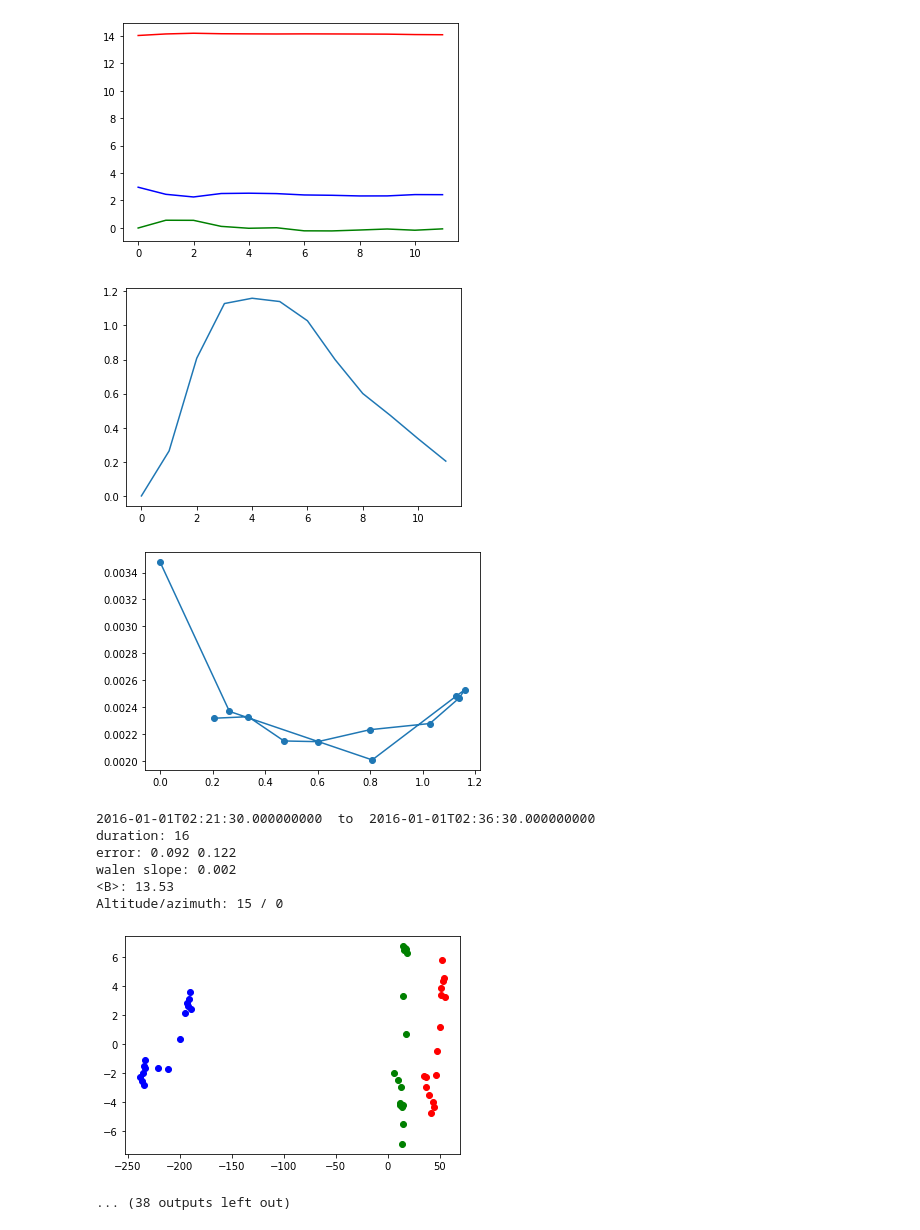
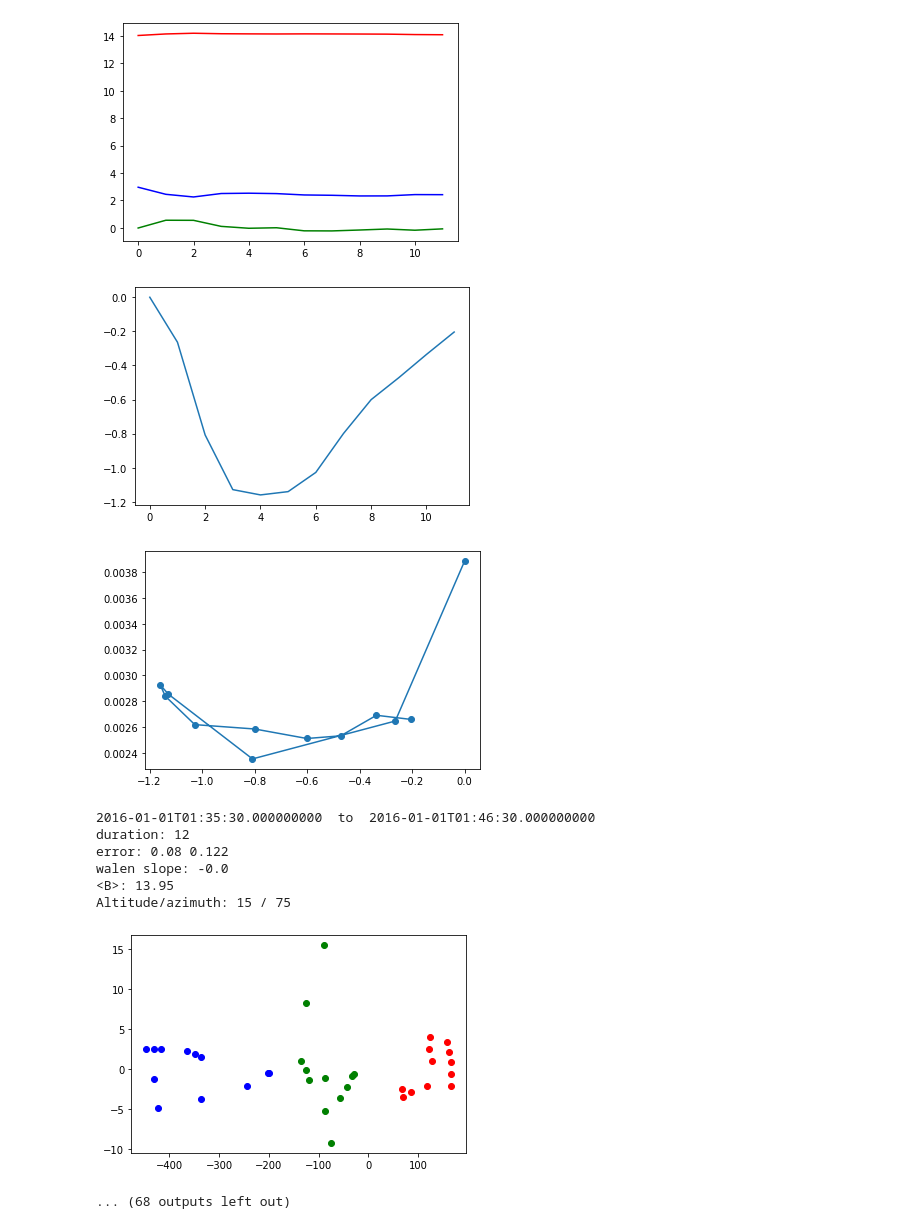
Before and after one commit to hafarooki/pymfr, a Jupyter notebook: demo/wind_detection.ipynb, the cells around one changed output. Drawn from its saved outputs; the diff is of its cells as text; code cells hidden in the pictures.

```diff
--- a/demo/wind_detection.ipynb
+++ b/demo/wind_detection.ipynb
@@ -72,7 +72,7 @@ density = torch.as_tensor(data["density"], dtype=torch.float32)
 temperature = torch.as_tensor(data["temperature"], dtype=torch.float32)
 times = data["times"]
 # %%
-durations = range(10, 360)
+durations = range(10, 200)
 
 gas_pressure = scipy.constants.Boltzmann * (density * 1e6) * (temperature * 1e6) * 1e9
 
@@ -134,11 +134,12 @@ for residue, start, end, duration, axis, frame, error_fit in results:
         plt.plot(rotated[i_color], color=color)
     plt.show()
 
-    A = scipy.integrate.cumulative_trapezoid(rotated[1], initial=0)
+    dx = np.linalg.norm(np.dot(frame, x_unit))
+    A = scipy.integrate.cumulative_trapezoid(-rotated[1], initial=0)
     plt.plot(A)
     plt.show()
 
-    P = Pgas = (rotated[2] * 1e-9) ** 2 / (2 * 1.25663706212e-6) * 1e9
+    P = Pgas + (rotated[2] * 1e-9) ** 2 / (2 * 1.25663706212e-6) * 1e9
     plt.scatter(A, P)
     plt.plot(A, P)
     plt.show()
@@ -156,18 +157,18 @@ Altitude/azimuth: 25 / 155
 2016-01-01T00:55:30.000000000  to  2016-01-01T01:06:30.000000000
 duration: 12
 error: 0.05 0.077
 walen slope: -0.0
 <B>: 14.34
 Altitude/azimuth: 80 / 5
 [figure]
 [figure]
-[figure, old version]
+[figure, new version]
-[figure, old version]
+[figure, new version]
-2016-01-01T02:21:30.000000000  to  2016-01-01T02:36:30.000000000
-duration: 16
-error: 0.092 0.122
-walen slope: 0.002
-<B>: 13.53
-Altitude/azimuth: 15 / 0
+2016-01-01T01:35:30.000000000  to  2016-01-01T01:46:30.000000000
+duration: 12
+error: 0.08 0.122
+walen slope: -0.0
+<B>: 13.95
+Altitude/azimuth: 15 / 75
-[figure, old version]
+[figure, new version]
-... (38 outputs left out)
+... (68 outputs left out)
```
Also changed, not shown: parts of 1 cell of this notebook, 3 other files.
